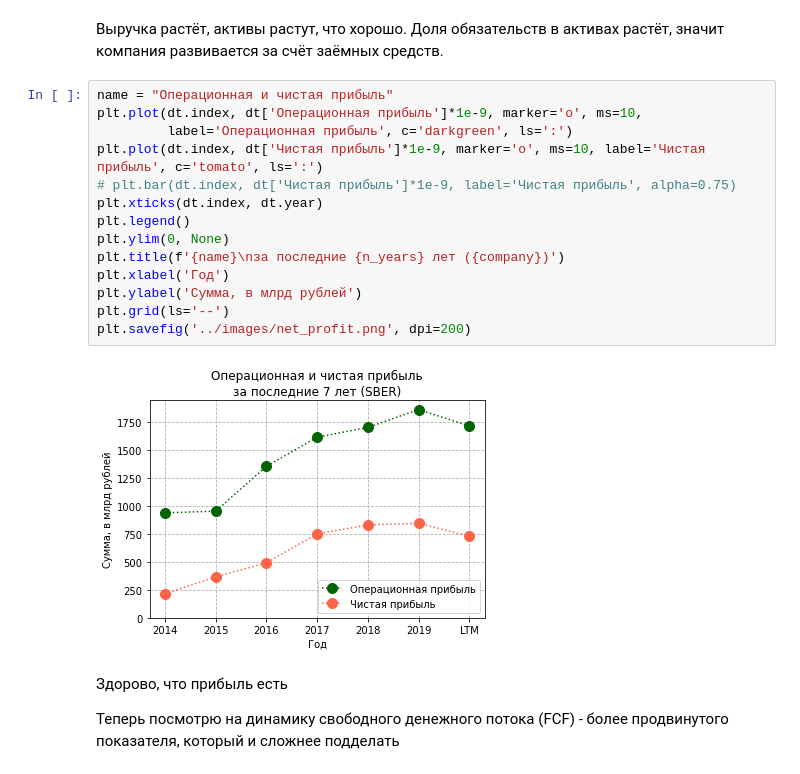
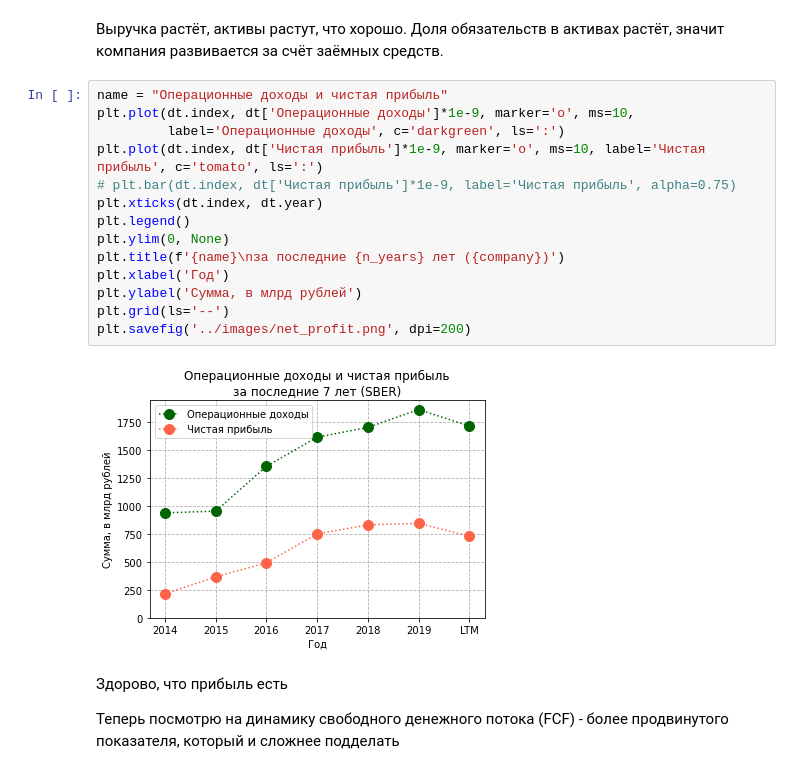
Before and after one commit to young-investors/CA, a Jupyter notebook: sources/SBER/notebooks/SBER.ipynb, the cells around one changed output. Cells and saved outputs as stored; diff of their text form.

```diff
--- a/sources/SBER/notebooks/SBER.ipynb
+++ b/sources/SBER/notebooks/SBER.ipynb
@@ -85,21 +85,21 @@ plt.ylim(0, None);
 # %% [markdown]
 Выручка растёт, активы растут, что хорошо. Доля обязательств в активах растёт, значит компания развивается за счёт заёмных средств.
 # %%
-name = "Операционная и чистая прибыль"
-plt.plot(dt.index, dt['Операционная прибыль']*1e-9, marker='o', ms=10,
-         label='Операционная прибыль', c='darkgreen', ls=':')
+name = "Операционные доходы и чистая прибыль"
+plt.plot(dt.index, dt['Операционные доходы']*1e-9, marker='o', ms=10,
+         label='Операционные доходы', c='darkgreen', ls=':')
 plt.plot(dt.index, dt['Чистая прибыль']*1e-9, marker='o', ms=10, label='Чистая прибыль', c='tomato', ls=':')
 # plt.bar(dt.index, dt['Чистая прибыль']*1e-9, label='Чистая прибыль', alpha=0.75)
 plt.xticks(dt.index, dt.year)
 plt.legend()
 plt.ylim(0, None)
 plt.title(f'{name}\nза последние {n_years} лет ({company})')
 plt.xlabel('Год')
 plt.ylabel('Сумма, в млрд рублей')
 plt.grid(ls='--')
 plt.savefig('../images/net_profit.png', dpi=200)
 # %% [output]
-[figure, old version]
+[figure, new version]
 # %% [markdown]
 Здорово, что прибыль есть
 
```
Also changed, not shown: parts of 1 cell of this notebook, 2 other files.
